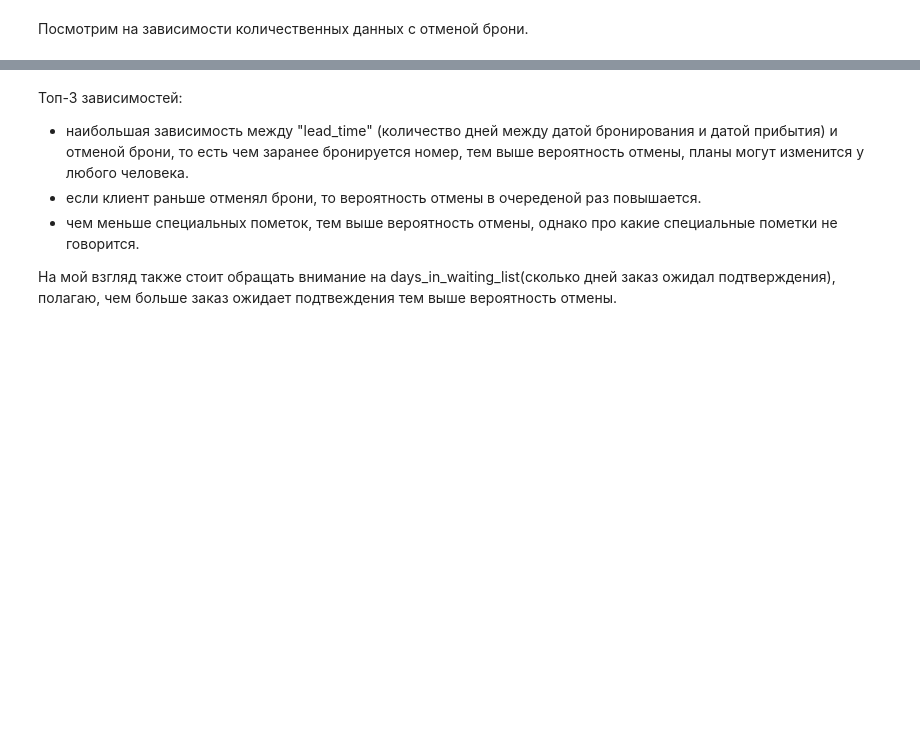
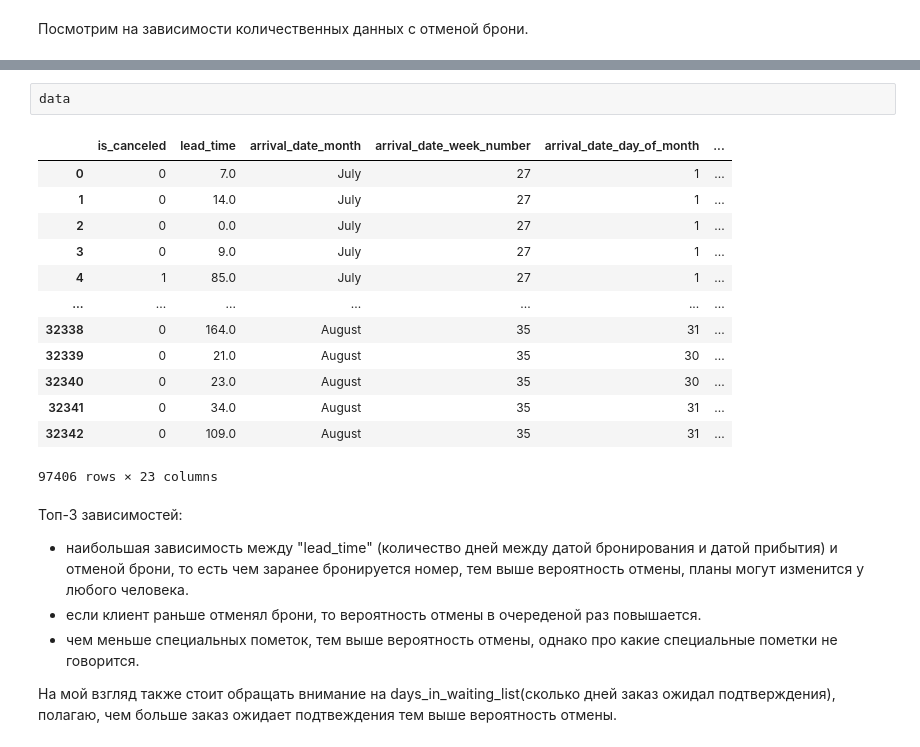
Before and after one commit to TheMartian88/hotel_customer_churn, a Jupyter notebook: hotel_customer_churn.ipynb, the cells around one changed output, grey strips where cells are left out. Cells and saved outputs as stored; diff of their text form; blank space fills up the shorter version.

```diff
--- a/hotel_customer_churn.ipynb
+++ b/hotel_customer_churn.ipynb
@@ -928,3 +939,19 @@ plt.show()
+# %%
+data
+# %% [output]
+|  | is_canceled | lead_time | arrival_date_month | arrival_date_week_number | arrival_date_day_of_month | ... |
+| 0 | 0 | 7.0 | July | 27 | 1 | ... |
+| 1 | 0 | 14.0 | July | 27 | 1 | ... |
+| 2 | 0 | 0.0 | July | 27 | 1 | ... |
+| 3 | 0 | 9.0 | July | 27 | 1 | ... |
+| 4 | 1 | 85.0 | July | 27 | 1 | ... |
+| ... | ... | ... | ... | ... | ... | ... |
+| 32338 | 0 | 164.0 | August | 35 | 31 | ... |
+| 32339 | 0 | 21.0 | August | 35 | 30 | ... |
+| 32340 | 0 | 23.0 | August | 35 | 30 | ... |
+| 32341 | 0 | 34.0 | August | 35 | 31 | ... |
+| 32342 | 0 | 109.0 | August | 35 | 31 | ... |
+97406 rows × 23 columns
 # %% [markdown]
 Топ-3 зависимостей:
 - наибольшая зависимость между "lead_time" (количество дней между датой бронирования и датой прибытия) и отменой брони, то есть чем заранее бронируется номер, тем выше вероятность отмены, планы могут изменится у любого человека.
```
Also changed, not shown: parts of 17 cells of this notebook.
